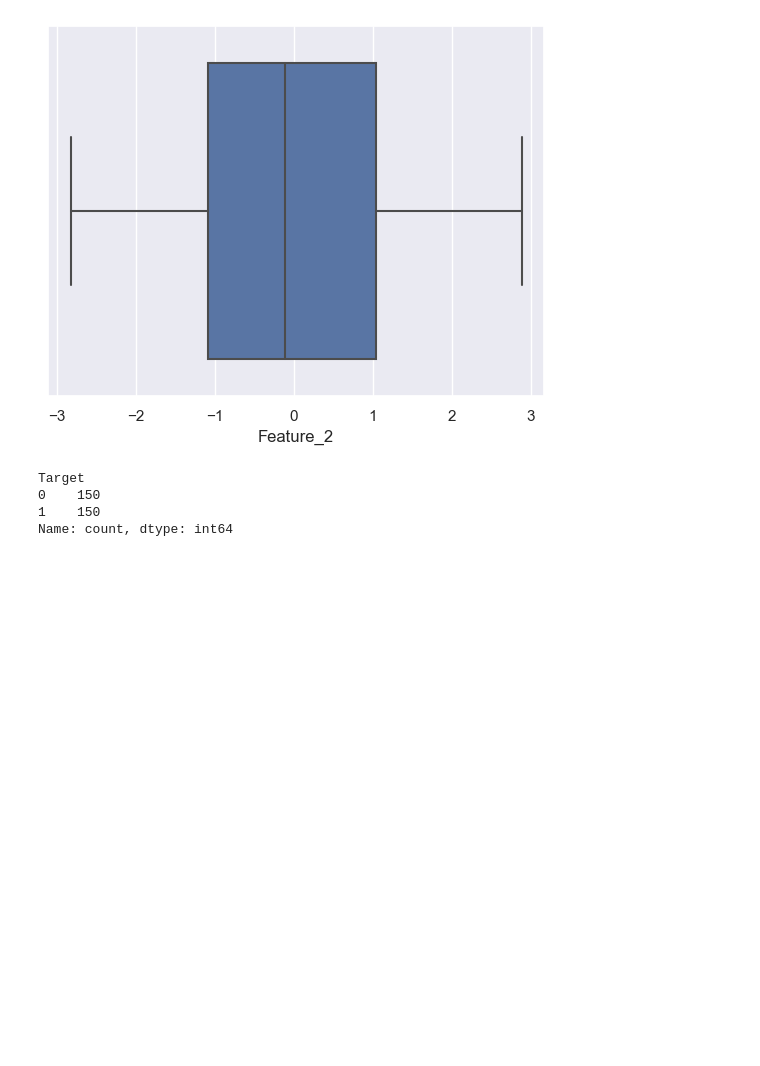
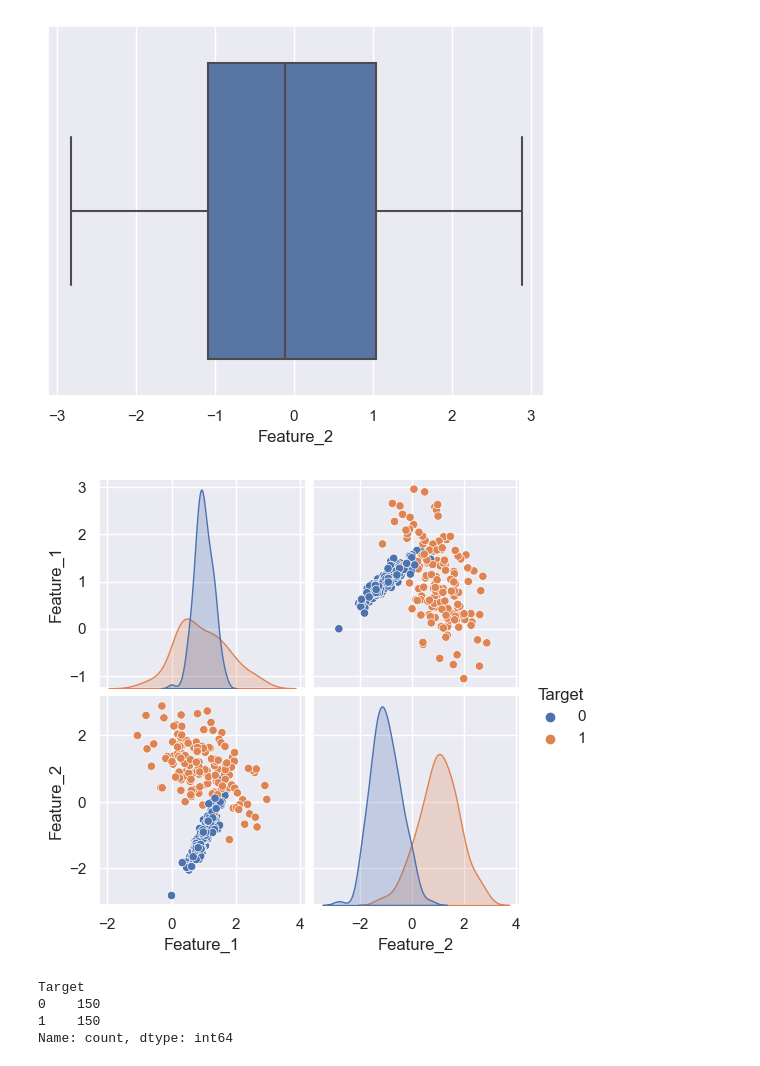
Before and after one commit to dskarkera23/ML-lab-programs, a Jupyter notebook: ML_LAB_TASK/pb3/problem3.ipynb, the cells around one changed output. Cells and saved outputs as stored; diff of their text form; code cells hidden in the pictures; blank space fills up the shorter version.

```diff
--- a/ML_LAB_TASK/pb3/problem3.ipynb
+++ b/ML_LAB_TASK/pb3/problem3.ipynb
@@ -42,6 +42,11 @@ sns.boxplot(x=df["Feature_2"])
 # %% [output]
 <Axes: xlabel='Feature_2'>
 [figure]
+# %%
+sns.pairplot(df, kind="scatter", hue="Target")
+plt.show()
+# %% [output]
+[figure, added]
 # %%
 sns.countplot(data=df, x='Target')
 print(df.Target.value_counts())
```
Also changed, not shown: parts of 5 cells of this notebook, 5 other files.
